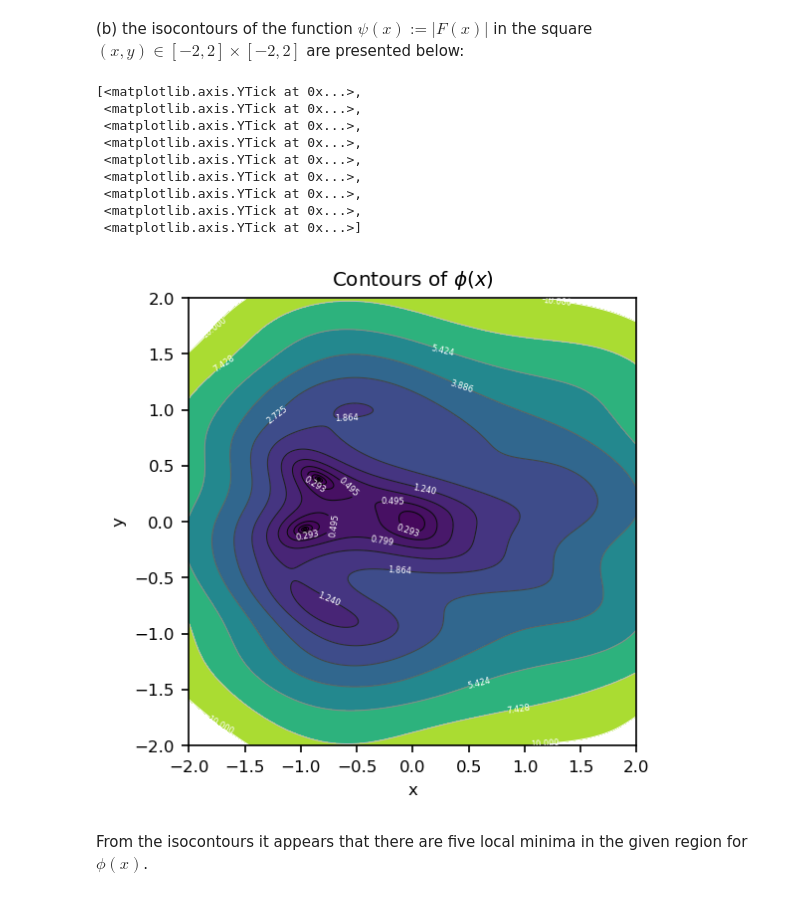
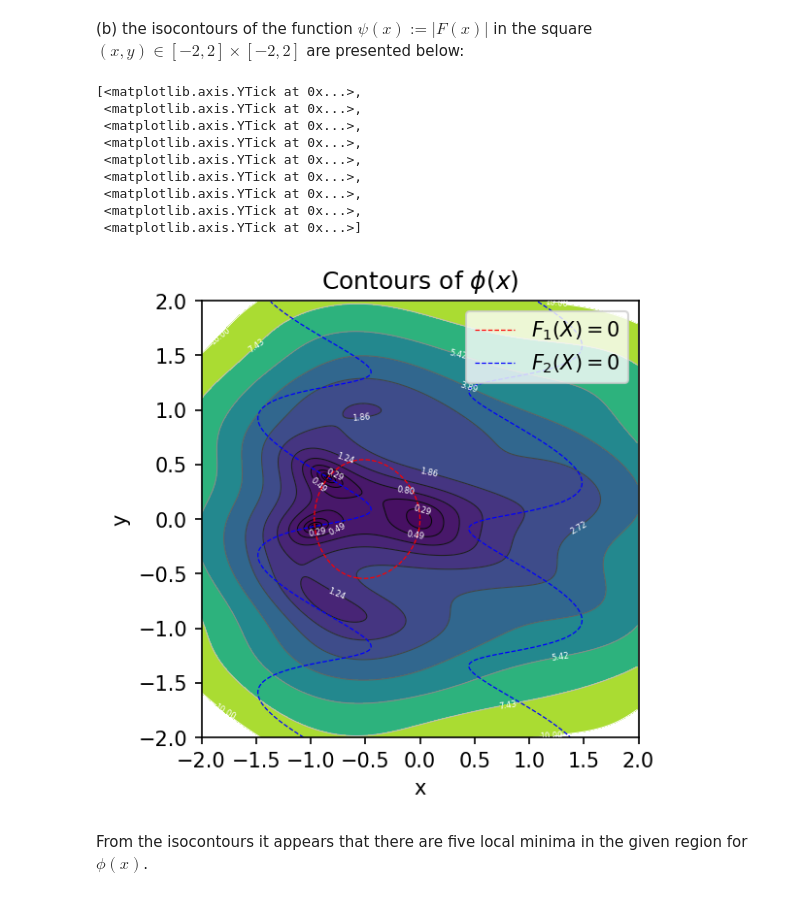
Before and after one commit to RFurze/ScientificComputing, a Jupyter notebook: Assignment1.ipynb, the cells around one changed output. Saved outputs shown, nothing was run; the diff lists cells and outputs as text; code cells hidden in the pictures.

```diff
--- a/Assignment1.ipynb
+++ b/Assignment1.ipynb
@@ -328,6 +329,8 @@ $$
 (b) the isocontours of the function $\psi(x) := |F(x)|$ in the square $(x,y) \in [-2,2] \times [-2,2]$ are presented below:
 # %%
 import matplotlib.pyplot as plt
+import matplotlib.cm as cm
+import matplotlib.lines as mlines
 import numpy as np
 
 delta = 0.01
@@ -342,34 +345,46 @@ fig = plt.figure(figsize=(4, 3),dpi=150)
 ax=fig.add_axes([0,0,1,1])
 ax.set_aspect('equal','box')
 
 #Plot contours
 crange0 = np.linspace(0,1,20)
 crange = crange0**5.5 * 10
 CS = ax.contourf(X, Y, Z, levels=crange, linewidths=0.5)
 CS = ax.contour(X, Y, Z, levels=crange, cmap=cm.gray, linewidths=0.5)
+# Plot F1=0 and F2=0 as dashed lines
+
+ax.contour(X, Y, F1, levels=[0], colors='red', linestyles='dashed', linewidths=0.6)
+ax.contour(X, Y, F2, levels=[0], colors='blue', linestyles='dashed', linewidths=0.6)
+
+# Create proxy artists for the legend
+red_line = mlines.Line2D([], [], color='red', linestyle='dashed', linewidth=0.6, label='$F_1(X) = 0$')
+white_line = mlines.Line2D([], [], color='blue', linestyle='dashed', linewidth=0.6, label='$F_2(X) = 0$')
+
+# Add these to the legend
+ax.legend(handles=[red_line, white_line])
+
 ax.clabel(CS, inline=True, inline_spacing=1, fontsize=4, colors='white')
 ax.set_title('Contours of $\phi(x)$')
 ax.set_xlabel('x')
 ax.set_ylabel('y')
 xticks = ax.get_xticks().tolist()
 if xticks[-1] < 0:
     xticks.append(0)
 ax.set_xticks(xticks)
 yticks = ax.get_yticks().tolist()
 if yticks[-1] < 0:
     yticks.append(0)
 ax.set_yticks(yticks)
 # %% [output]
 [<matplotlib.axis.YTick at 0x...>,
  <matplotlib.axis.YTick at 0x...>,
  <matplotlib.axis.YTick at 0x...>,
  <matplotlib.axis.YTick at 0x...>,
  <matplotlib.axis.YTick at 0x...>,
  <matplotlib.axis.YTick at 0x...>,
  <matplotlib.axis.YTick at 0x...>,
  <matplotlib.axis.YTick at 0x...>,
  <matplotlib.axis.YTick at 0x...>]
-[figure, old version]
+[figure, new version]
 # %% [markdown]
 From the isocontours it appears that there are five local minima in the given region for $\phi(x)$.
 # %%
```
Also changed, not shown: parts of 8 cells of this notebook, 6 other files.
